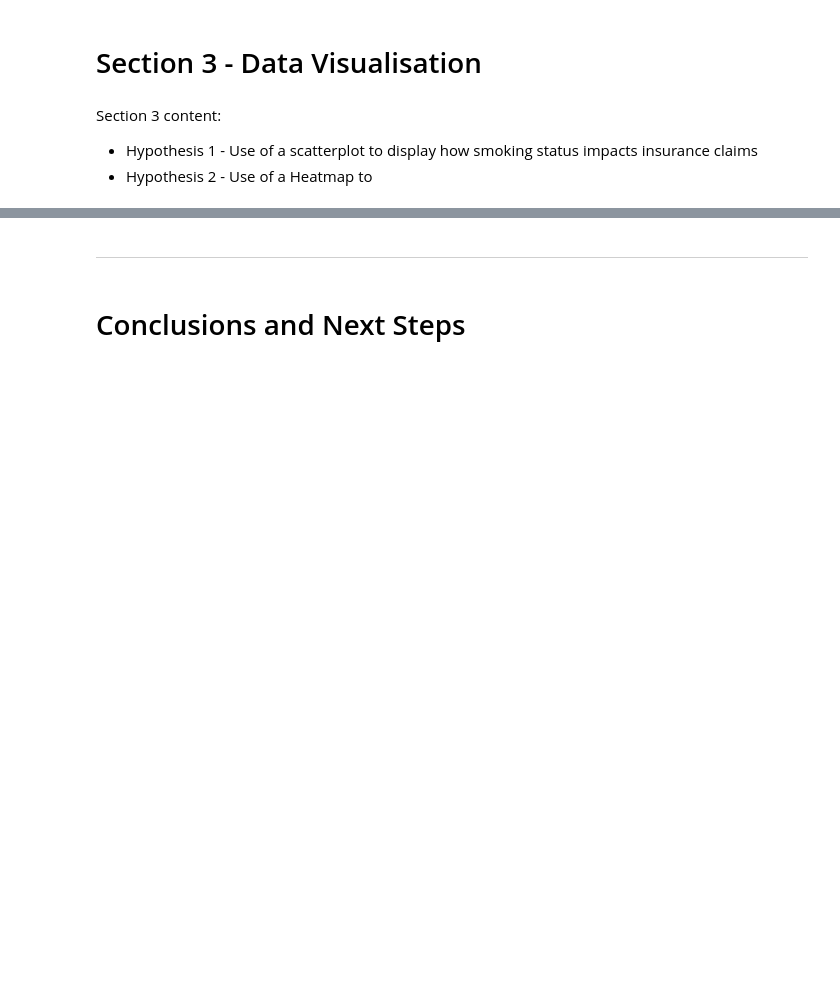
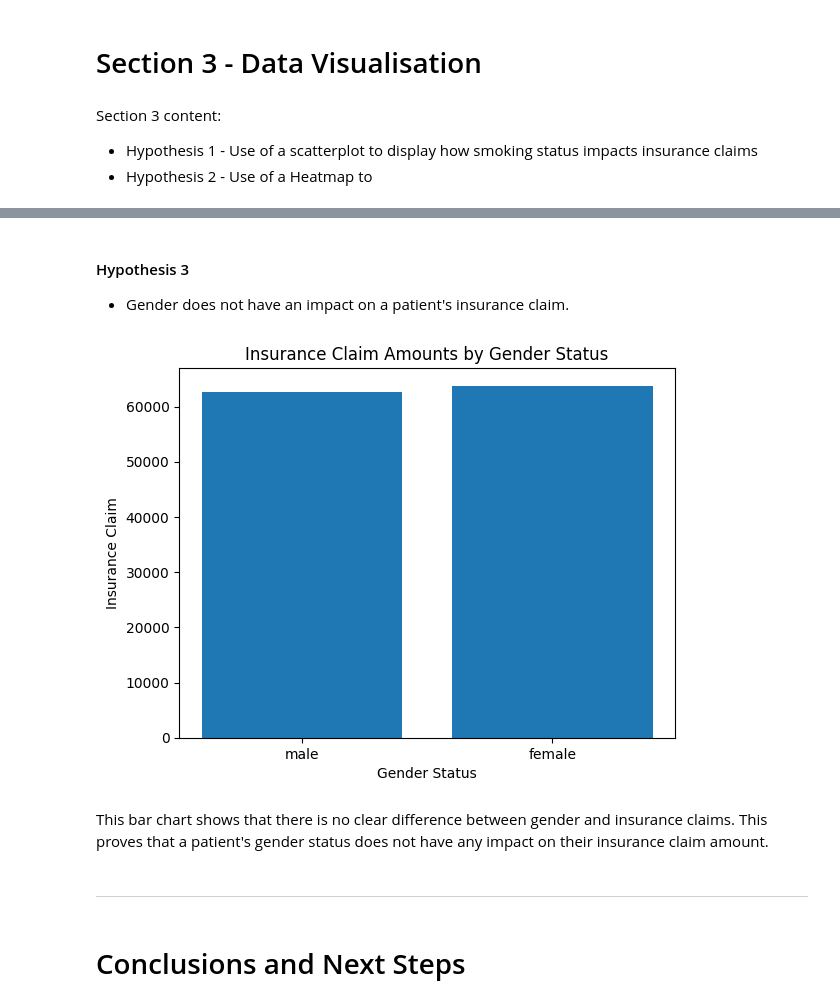
Before and after one commit to renewedspirit/insurance-claim-analysis, a Jupyter notebook: jupyter_notebooks/insurance-claim.ipynb, the cells around one changed output, grey strips where cells are left out. Cells and saved outputs as stored; diff of their text form; code cells hidden in the pictures; blank space fills up the shorter version.

```diff
--- a/jupyter_notebooks/insurance-claim.ipynb
+++ b/jupyter_notebooks/insurance-claim.ipynb
@@ -208,3 +299,22 @@ NOTE
+# %% [markdown]
+#### Hypothesis 3
+
+* Gender does not have an impact on a patient's insurance claim.
+# %%
+#accessing subset columns from the dataframe
+x = df["gender"] #this code was corrected with anaconda AI. I originally had x = df(["smoker"])
+y = df["claim"]
+#relationship between healthcare cost with non-smokers and smokers
+plt.bar(x, y)
+plt.xlabel('Gender Status')
+plt.ylabel('Insurance Claim')
+plt.title('Insurance Claim Amounts by Gender Status')
+plt.savefig("images/gender_claim_bar")
+plt.show()
+# %% [output]
+[figure, added]
+# %% [markdown]
+This bar chart shows that there is no clear difference between gender and insurance claims. This proves that a patient's gender status does not have any impact on their insurance claim amount.
 # %% [markdown]
 ---
 # %% [markdown]
```
Also changed, not shown: parts of 16 cells of this notebook, 4 other files.
